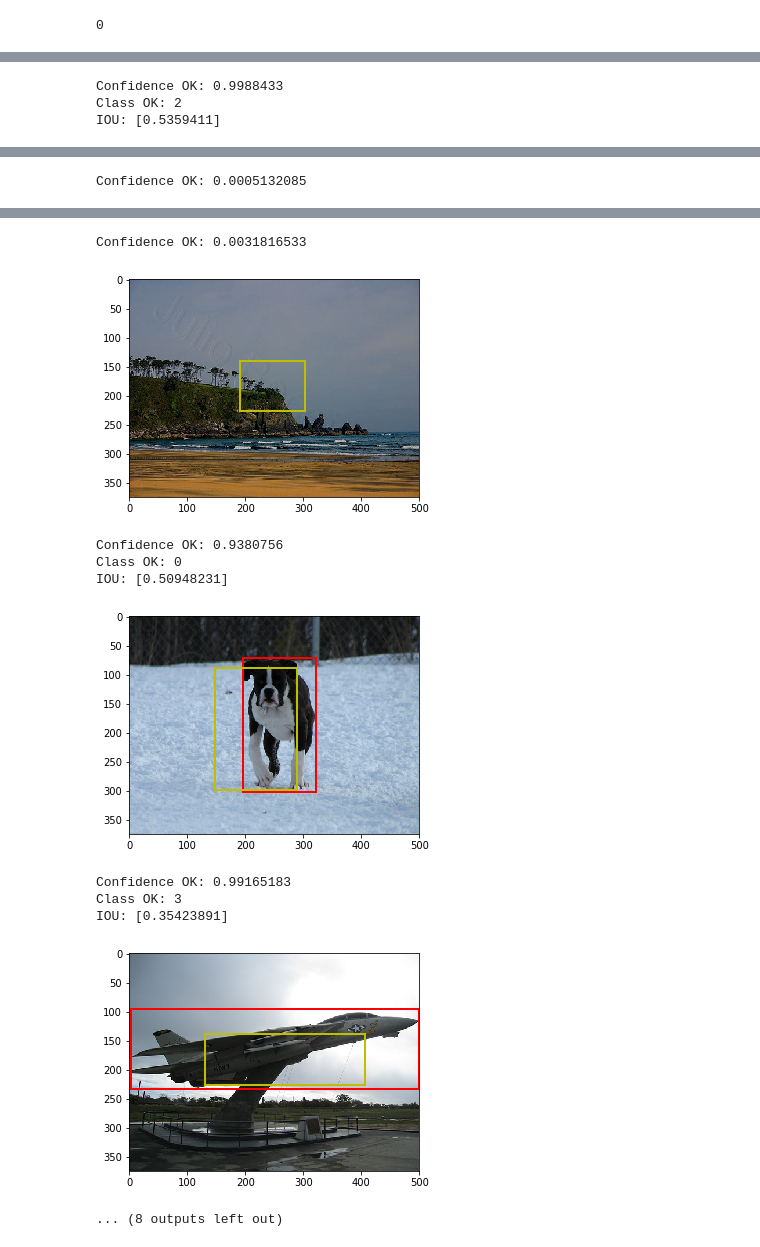
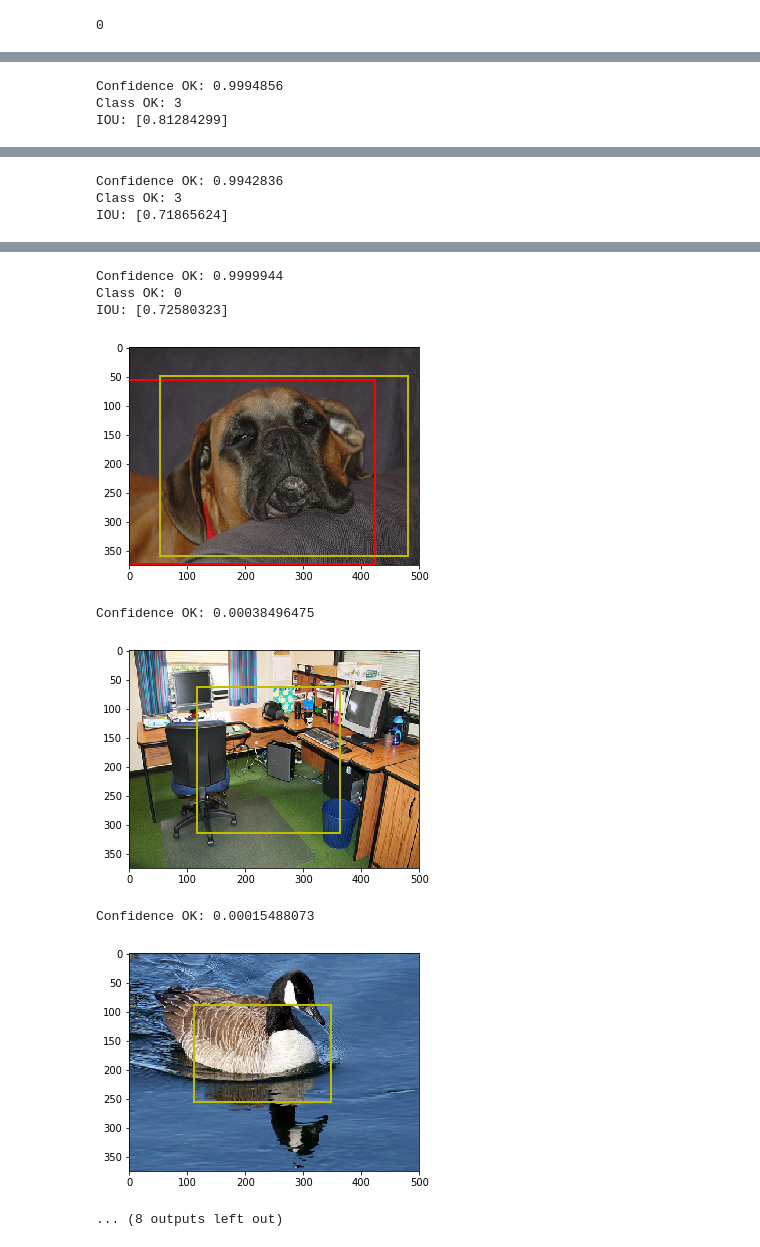
Before and after one commit to deeplearning-itba/Object-Detection, a Jupyter notebook: 3-Clasificacion-bbox-world.ipynb, the cells around one changed output, grey strips where cells are left out. Cells and saved outputs as stored; diff of their text form; code cells hidden in the pictures.

```diff
--- a/3-Clasificacion-bbox-world.ipynb
+++ b/3-Clasificacion-bbox-world.ipynb
@@ -73,7 +73,8 @@ ________________________________________________________________________________
 from custom_losses import custom_loss_IOU, classes_acc, confidence_acc, bounding_box_mse, iou_v2, cat_cross_entropy_loss, custom_loss, mse_custom_loss
 # %%
 #losses = {"concatenated_outputs": mse_custom_loss}
-losses = {"concatenated_outputs": custom_loss}
+#losses = {"concatenated_outputs": custom_loss}
+losses = {"concatenated_outputs": custom_loss_IOU}
 
 metrics = {"concatenated_outputs": [classes_acc, confidence_acc, bounding_box_mse, iou_v2, cat_cross_entropy_loss]}
 # %%
@@ -105,7 +106,7 @@ filename = 'runtime'
 checkpoint = ModelCheckpoint(filepath = filename+'_best.hdf5',
                              monitor='val_classes_acc', save_best_only=True)
 model.compile(loss=losses,
-              optimizer=Adam(lr=0.001),
+              optimizer=Adam(lr=0.0001),
               metrics=metrics,
               loss_weights = lossWeights)
 # %%
@@ -122,3 +132,3 @@ KeyboardInterrupt:
 # %%
-plot_batch(train_generator_multiple_outputs, model, count=10)
+plot_batch(val_generator_multiple_outputs, model, count=10)
 # %% [output]
@@ -127,3 +139,3 @@ Confidence OK: 0.0056234645
-Confidence OK: 0.9988433
-Class OK: 2
-IOU: [0.5359411]
+Confidence OK: 0.9994856
+Class OK: 3
+IOU: [0.81284299]
@@ -131 +143,3 @@ IOU: [0.5359411]
-Confidence OK: 0.0005132085
+Confidence OK: 0.9942836
+Class OK: 3
+IOU: [0.71865624]
@@ -133,11 +147,9 @@ Confidence OK: 0.0005132085
-Confidence OK: 0.0031816533
+Confidence OK: 0.9999944
+Class OK: 0
+IOU: [0.72580323]
-[figure, old version]
+[figure, new version]
-Confidence OK: 0.9380756
-Class OK: 0
-IOU: [0.50948231]
+Confidence OK: 0.00038496475
-[figure, old version]
+[figure, new version]
-Confidence OK: 0.99165183
-Class OK: 3
-IOU: [0.35423891]
+Confidence OK: 0.00015488073
-[figure, old version]
+[figure, new version]
 ... (8 outputs left out)
```
Also changed, not shown: parts of 3 cells of this notebook, 1 other file.
